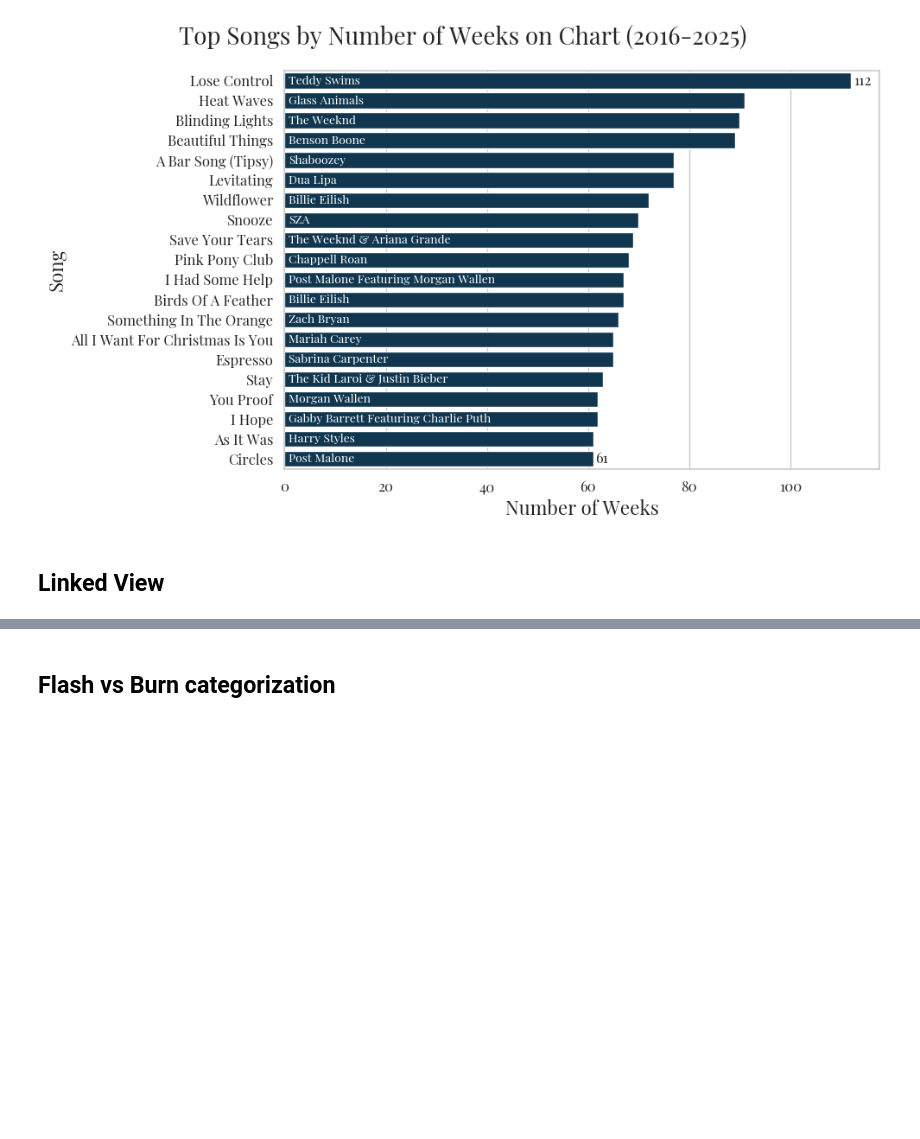
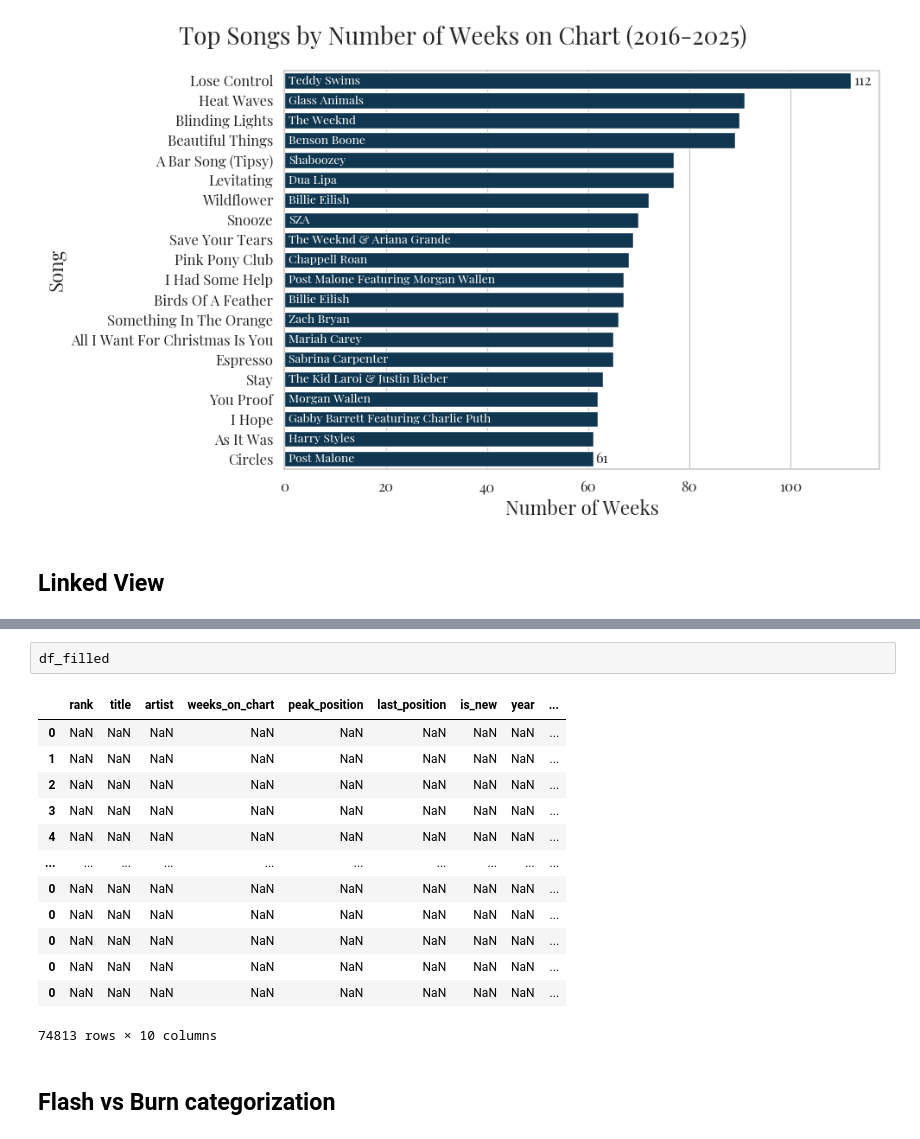
Before and after one commit to rvt9bx/dsan5200-project, a Jupyter notebook: scripts/viz.ipynb, the cells around one changed output, grey strips where cells are left out. Saved outputs shown, nothing was run; the diff lists cells and outputs as text; blank space fills up the shorter version.

```diff
--- a/scripts/viz.ipynb
+++ b/scripts/viz.ipynb
@@ -304,3 +320,19 @@ print(alt.__version__)
+# %%
+df_filled
+# %% [output]
+|  | rank | title | artist | weeks_on_chart | peak_position | last_position | is_new | year | ... |
+| 0 | NaN | NaN | NaN | NaN | NaN | NaN | NaN | NaN | ... |
+| 1 | NaN | NaN | NaN | NaN | NaN | NaN | NaN | NaN | ... |
+| 2 | NaN | NaN | NaN | NaN | NaN | NaN | NaN | NaN | ... |
+| 3 | NaN | NaN | NaN | NaN | NaN | NaN | NaN | NaN | ... |
+| 4 | NaN | NaN | NaN | NaN | NaN | NaN | NaN | NaN | ... |
+| ... | ... | ... | ... | ... | ... | ... | ... | ... | ... |
+| 0 | NaN | NaN | NaN | NaN | NaN | NaN | NaN | NaN | ... |
+| 0 | NaN | NaN | NaN | NaN | NaN | NaN | NaN | NaN | ... |
+| 0 | NaN | NaN | NaN | NaN | NaN | NaN | NaN | NaN | ... |
+| 0 | NaN | NaN | NaN | NaN | NaN | NaN | NaN | NaN | ... |
+| 0 | NaN | NaN | NaN | NaN | NaN | NaN | NaN | NaN | ... |
+74813 rows × 10 columns
 # %% [markdown]
 ## Flash vs Burn categorization
 # %%
```
Also changed, not shown: parts of 12 cells of this notebook, 11 other files.
